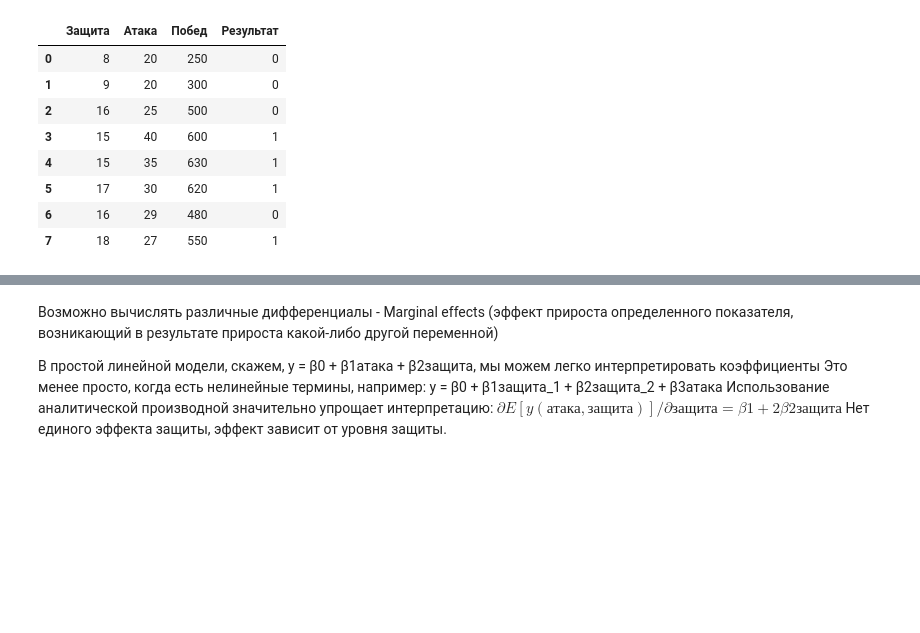
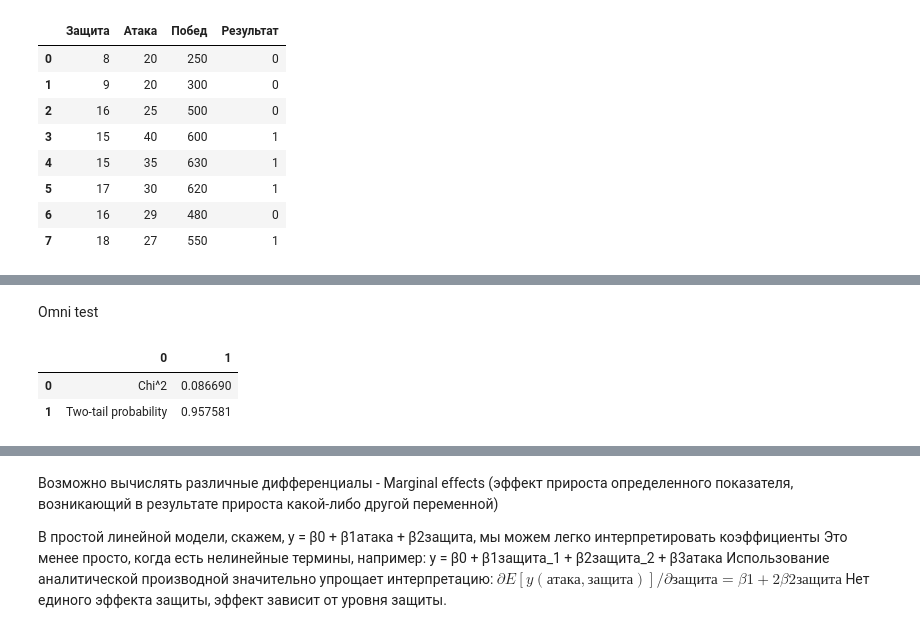
Before and after one commit to vn322/Cod_future, a Jupyter notebook: Statsmodels.ipynb, the cells around one changed output, grey strips where cells are left out. Drawn from its saved outputs; the diff is of its cells as text; code cells hidden in the pictures; blank space fills up the shorter version.

```diff
--- a/Statsmodels.ipynb
+++ b/Statsmodels.ipynb
@@ -202,0 +270,10 @@ df
+# %% [markdown]
+Omni test
+# %%
+name = ["Chi^2", "Two-tail probability"]
+test = sms.omni_normtest(lin_res.resid)
+pd.DataFrame(lzip(name, test))
+# %% [output]
+|  | 0 | 1 |
+| 0 | Chi^2 | 0.086690 |
+| 1 | Two-tail probability | 0.957581 |
```
Also changed, not shown: parts of 19 cells of this notebook.
